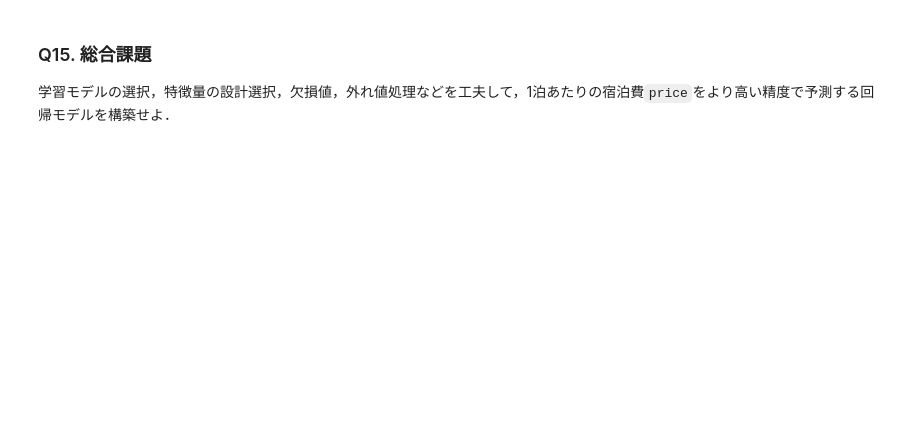
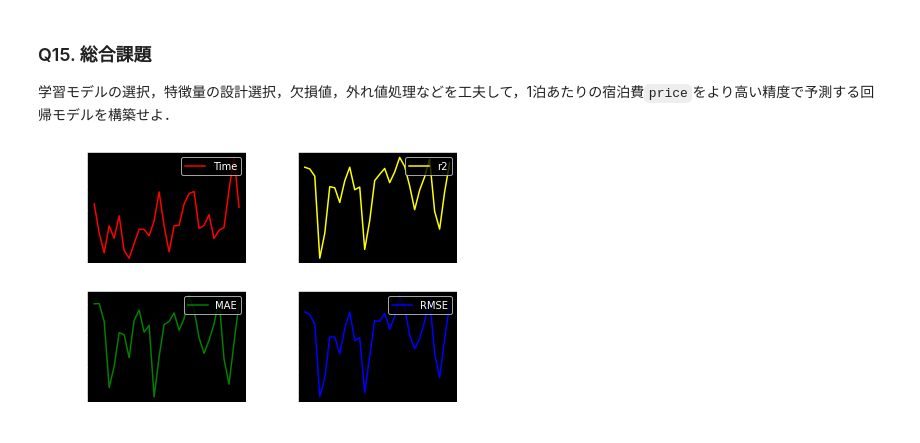
Before and after one commit to rabhareit/data-science-exercise, a Jupyter notebook: regression/03.ipynb, the cells around one changed output. Cells and saved outputs as stored; diff of their text form; code cells hidden in the pictures; blank space fills up the shorter version.

```diff
--- a/regression/03.ipynb
+++ b/regression/03.ipynb
@@ -680,0 +711,37 @@ RMSE平均  :  nan
+# %%
+%matplotlib inline
+import matplotlib.pyplot as plot
+
+corrs_v8 = listings_df_v8.corr()['price']
+
+def show_result(model):
+    time_arr, r2_arr, mae_arr, rmse_arr = [], [], [], []
+
+    for i in range(1, len(corrs_v8)-1):
+        score = validate(i, corrs_v8, model)
+        time_arr.append(score.get('score_time').mean())
+        r2_arr.append(score.get('test_r2').mean())
+        mae_arr.append(score.get('test_neg_mean_absolute_error').mean())
+        rmse_arr.append(score.get('test_neg_root_mean_squared_error').mean())
+
+    fig = plot.figure()
+    ax_time = fig.add_subplot(2,2,1)
+    ax_r2 = fig.add_subplot(2,2,2)
+    ax_mae = fig.add_subplot(2,2,3)
+    ax_rmse = fig.add_subplot(2,2,4)
+
+    ax_time.plot(range(1,len(corrs_v8)-1), time_arr, color='red', label='Time')
+    ax_r2.plot(range(1,len(corrs_v8)-1), r2_arr, color='yellow', label='r2')
+    ax_mae.plot(range(1,len(corrs_v8)-1), mae_arr, color='green', label='MAE')
+    ax_rmse.plot(range(1,len(corrs_v8)-1), rmse_arr, color='blue', label='RMSE')
+
+    ax_time.legend(loc='upper right')
+    ax_r2.legend(loc='upper right')
+    ax_mae.legend(loc='upper right')
+    ax_rmse.legend(loc='upper right')
+    fig.tight_layout()
+    fig.show()
+# %%
+show_result(LinearSVR())
+# %% [output]
+[figure, added]
```
Also changed, not shown: parts of 28 cells of this notebook.
